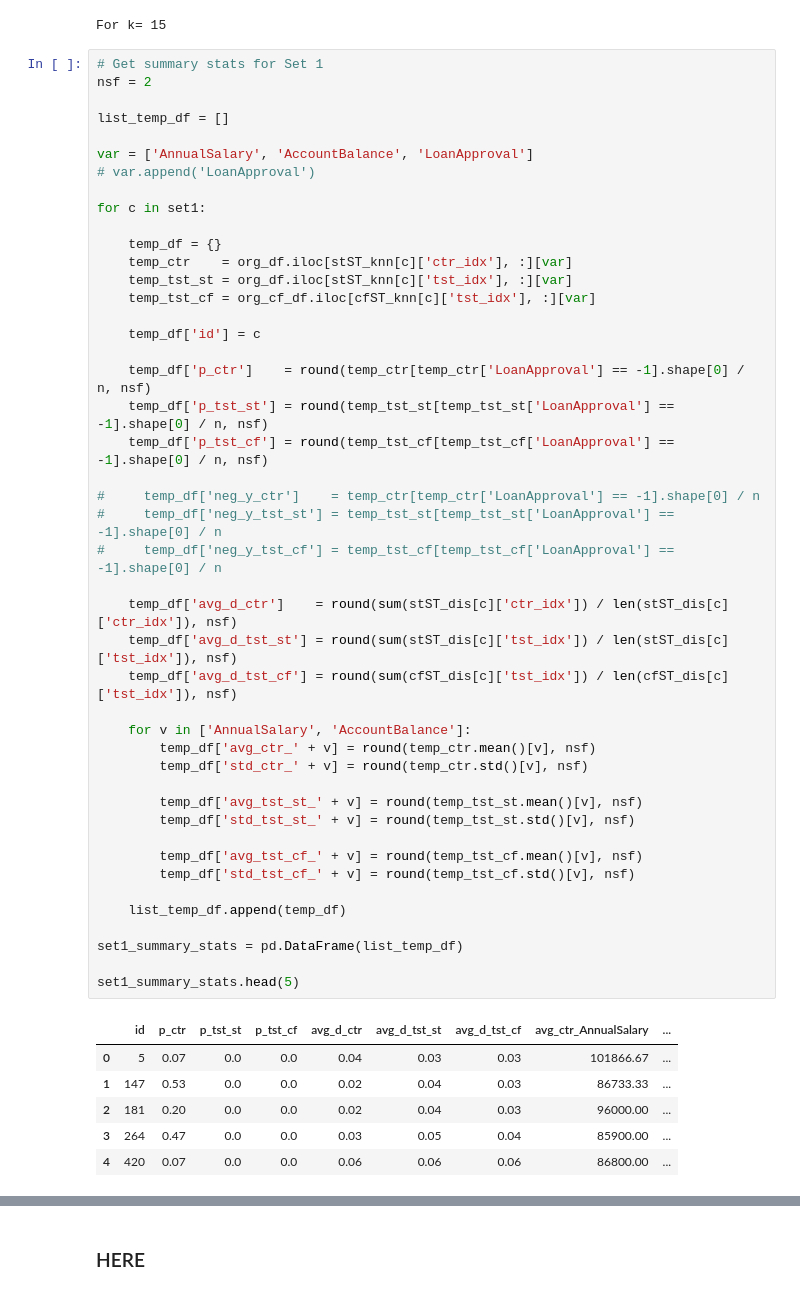
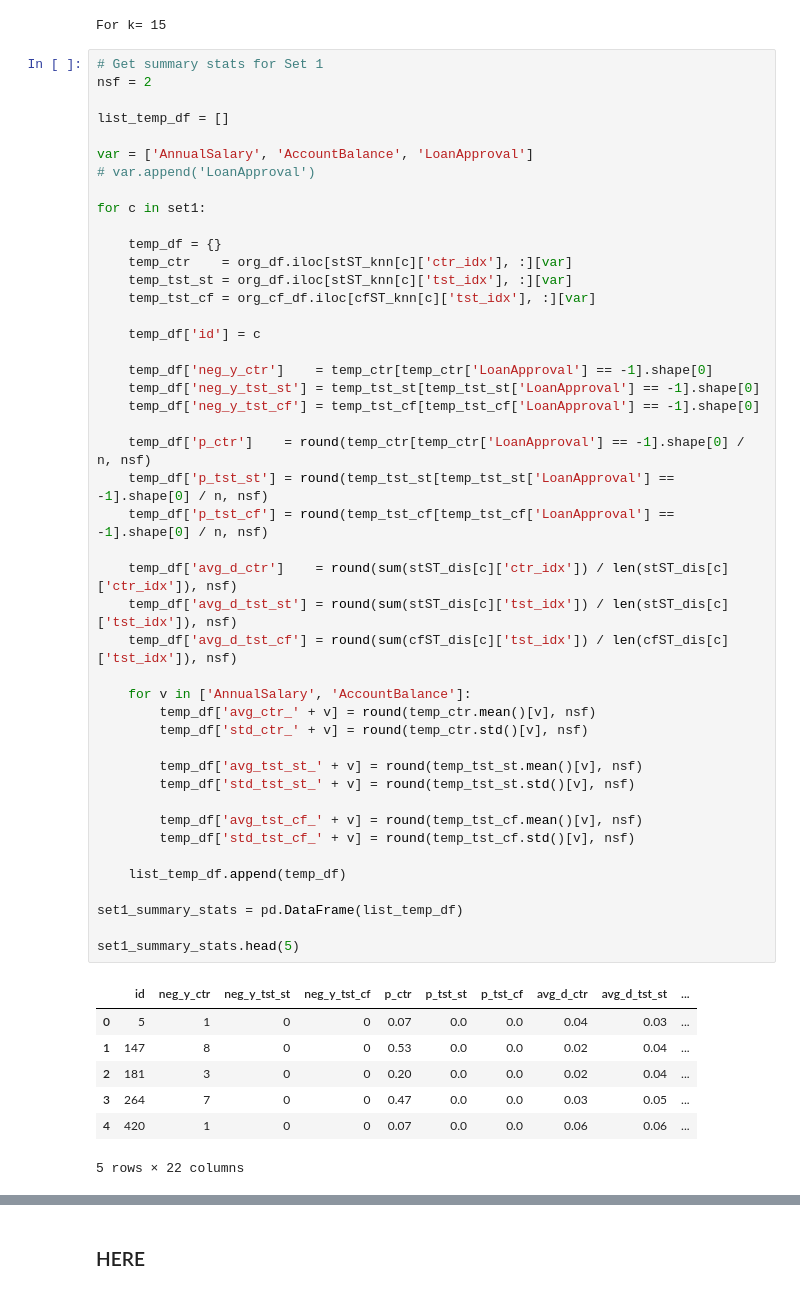
Before and after one commit to cc-jalvarez/counterfactual-situation-testing, a Jupyter notebook: src/analysis_loan_application.ipynb, the cells around one changed output, grey strips where cells are left out. Drawn from its saved outputs; the diff is of its cells as text.

Commit message:
updated output for ST vs CST w/o tables

```diff
--- a/src/analysis_loan_application.ipynb
+++ b/src/analysis_loan_application.ipynb
@@ -296,43 +296,44 @@ for c in set1:
     temp_ctr    = org_df.iloc[stST_knn[c]['ctr_idx'], :][var]
     temp_tst_st = org_df.iloc[stST_knn[c]['tst_idx'], :][var]
     temp_tst_cf = org_cf_df.iloc[cfST_knn[c]['tst_idx'], :][var]
 
     temp_df['id'] = c
 
+    temp_df['neg_y_ctr']    = temp_ctr[temp_ctr['LoanApproval'] == -1].shape[0]
+    temp_df['neg_y_tst_st'] = temp_tst_st[temp_tst_st['LoanApproval'] == -1].shape[0]
+    temp_df['neg_y_tst_cf'] = temp_tst_cf[temp_tst_cf['LoanApproval'] == -1].shape[0]
+
     temp_df['p_ctr']    = round(temp_ctr[temp_ctr['LoanApproval'] == -1].shape[0] / n, nsf)
     temp_df['p_tst_st'] = round(temp_tst_st[temp_tst_st['LoanApproval'] == -1].shape[0] / n, nsf)
     temp_df['p_tst_cf'] = round(temp_tst_cf[temp_tst_cf['LoanApproval'] == -1].shape[0] / n, nsf)
-
-#     temp_df['neg_y_ctr']    = temp_ctr[temp_ctr['LoanApproval'] == -1].shape[0] / n
-#     temp_df['neg_y_tst_st'] = temp_tst_st[temp_tst_st['LoanApproval'] == -1].shape[0] / n
-#     temp_df['neg_y_tst_cf'] = temp_tst_cf[temp_tst_cf['LoanApproval'] == -1].shape[0] / n
 
     temp_df['avg_d_ctr']    = round(sum(stST_dis[c]['ctr_idx']) / len(stST_dis[c]['ctr_idx']), nsf)
     temp_df['avg_d_tst_st'] = round(sum(stST_dis[c]['tst_idx']) / len(stST_dis[c]['tst_idx']), nsf)
     temp_df['avg_d_tst_cf'] = round(sum(cfST_dis[c]['tst_idx']) / len(cfST_dis[c]['tst_idx']), nsf)
 
     for v in ['AnnualSalary', 'AccountBalance']:
         temp_df['avg_ctr_' + v] = round(temp_ctr.mean()[v], nsf)
         temp_df['std_ctr_' + v] = round(temp_ctr.std()[v], nsf)
 
         temp_df['avg_tst_st_' + v] = round(temp_tst_st.mean()[v], nsf)
         temp_df['std_tst_st_' + v] = round(temp_tst_st.std()[v], nsf)
 
         temp_df['avg_tst_cf_' + v] = round(temp_tst_cf.mean()[v], nsf)
         temp_df['std_tst_cf_' + v] = round(temp_tst_cf.std()[v], nsf)
 
     list_temp_df.append(temp_df)
 
 set1_summary_stats = pd.DataFrame(list_temp_df)
 
 set1_summary_stats.head(5)
 # %% [output]
-|  | id | p_ctr | p_tst_st | p_tst_cf | avg_d_ctr | avg_d_tst_st | avg_d_tst_cf | avg_ctr_AnnualSalary | ... |
-| 0 | 5 | 0.07 | 0.0 | 0.0 | 0.04 | 0.03 | 0.03 | 101866.67 | ... |
-| 1 | 147 | 0.53 | 0.0 | 0.0 | 0.02 | 0.04 | 0.03 | 86733.33 | ... |
-| 2 | 181 | 0.20 | 0.0 | 0.0 | 0.02 | 0.04 | 0.03 | 96000.00 | ... |
-| 3 | 264 | 0.47 | 0.0 | 0.0 | 0.03 | 0.05 | 0.04 | 85900.00 | ... |
-| 4 | 420 | 0.07 | 0.0 | 0.0 | 0.06 | 0.06 | 0.06 | 86800.00 | ... |
+|  | id | neg_y_ctr | neg_y_tst_st | neg_y_tst_cf | p_ctr | p_tst_st | p_tst_cf | avg_d_ctr | avg_d_tst_st | ... |
+| 0 | 5 | 1 | 0 | 0 | 0.07 | 0.0 | 0.0 | 0.04 | 0.03 | ... |
+| 1 | 147 | 8 | 0 | 0 | 0.53 | 0.0 | 0.0 | 0.02 | 0.04 | ... |
+| 2 | 181 | 3 | 0 | 0 | 0.20 | 0.0 | 0.0 | 0.02 | 0.04 | ... |
+| 3 | 264 | 7 | 0 | 0 | 0.47 | 0.0 | 0.0 | 0.03 | 0.05 | ... |
+| 4 | 420 | 1 | 0 | 0 | 0.07 | 0.0 | 0.0 | 0.06 | 0.06 | ... |
+5 rows × 22 columns
 # %%
 set1_summary_stats.mean().round(nsf)
 # %% [output]
```
Also changed, not shown: parts of 3 cells of this notebook.
